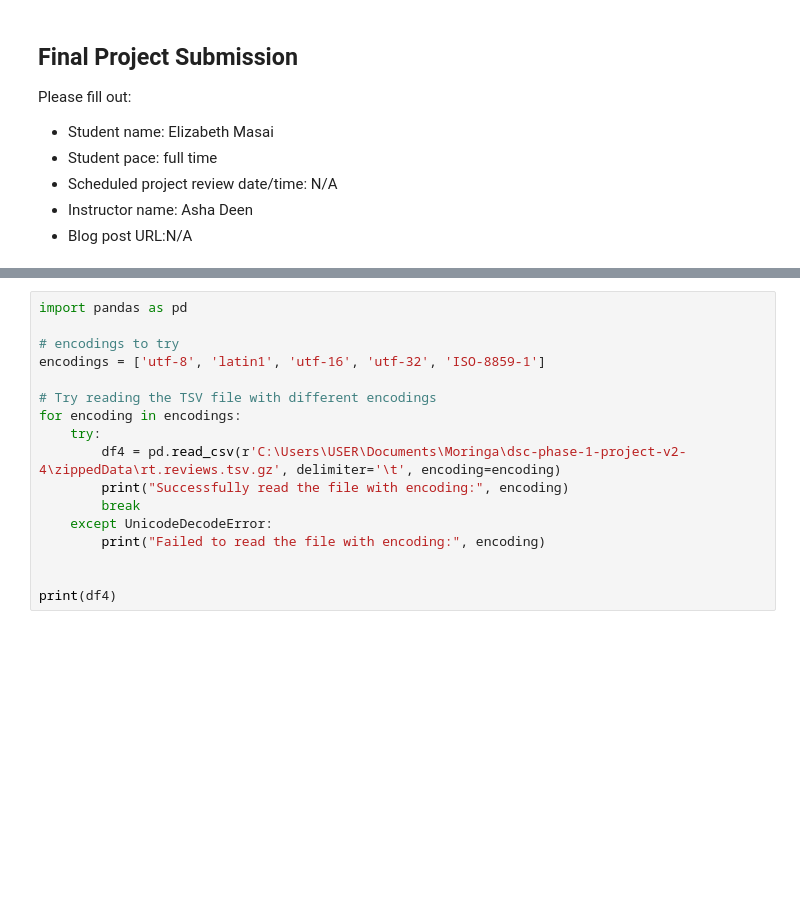
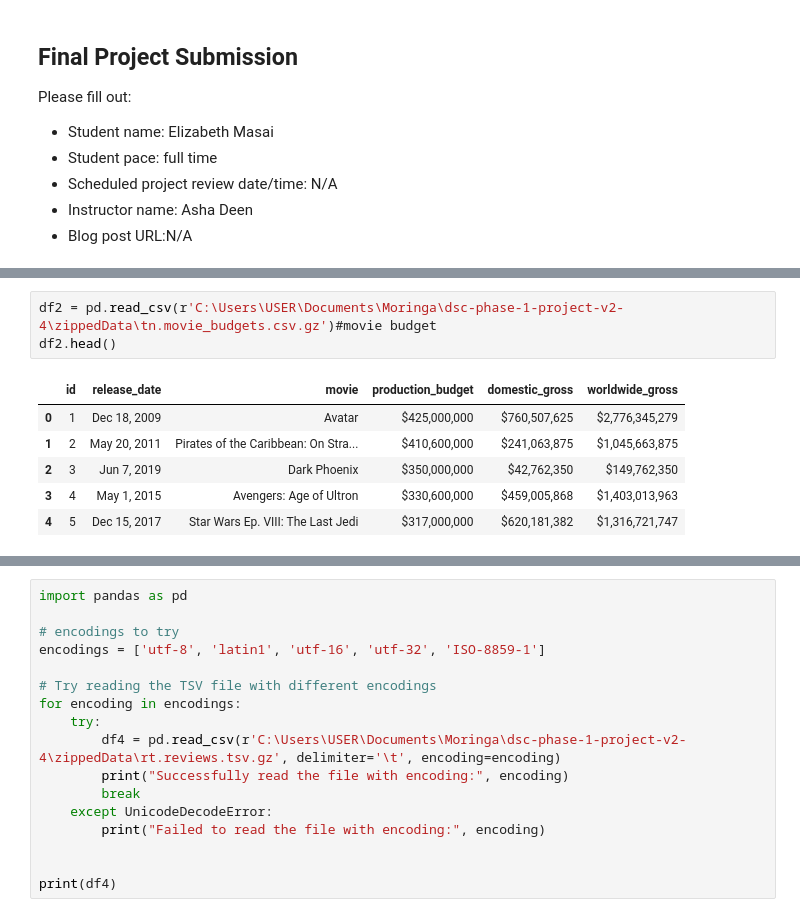
Before and after one commit to ElizabethMasai/dsc-phase-1-project-v2-4, a Jupyter notebook: student.ipynb, the cells around one changed output, grey strips where cells are left out. Saved outputs shown, nothing was run; the diff lists cells and outputs as text; blank space fills up the shorter version.

```diff
--- a/student.ipynb
+++ b/student.ipynb
@@ -99,0 +57,10 @@ df3
+# %%
+df2 = pd.read_csv(r'C:\Users\USER\Documents\Moringa\dsc-phase-1-project-v2-4\zippedData\tn.movie_budgets.csv.gz')#movie budget
+df2.head()
+# %% [output]
+|  | id | release_date | movie | production_budget | domestic_gross | worldwide_gross |
+| 0 | 1 | Dec 18, 2009 | Avatar | $425,000,000 | $760,507,625 | $2,776,345,279 |
+| 1 | 2 | May 20, 2011 | Pirates of the Caribbean: On Stra... | $410,600,000 | $241,063,875 | $1,045,663,875 |
+| 2 | 3 | Jun 7, 2019 | Dark Phoenix | $350,000,000 | $42,762,350 | $149,762,350 |
+| 3 | 4 | May 1, 2015 | Avengers: Age of Ultron | $330,600,000 | $459,005,868 | $1,403,013,963 |
+| 4 | 5 | Dec 15, 2017 | Star Wars Ep. VIII: The Last Jedi | $317,000,000 | $620,181,382 | $1,316,721,747 |
```
Also changed, not shown: parts of 20 cells of this notebook.
